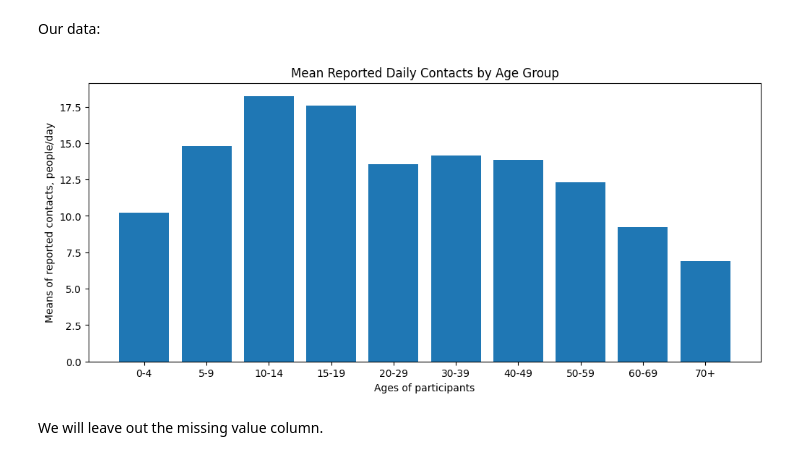
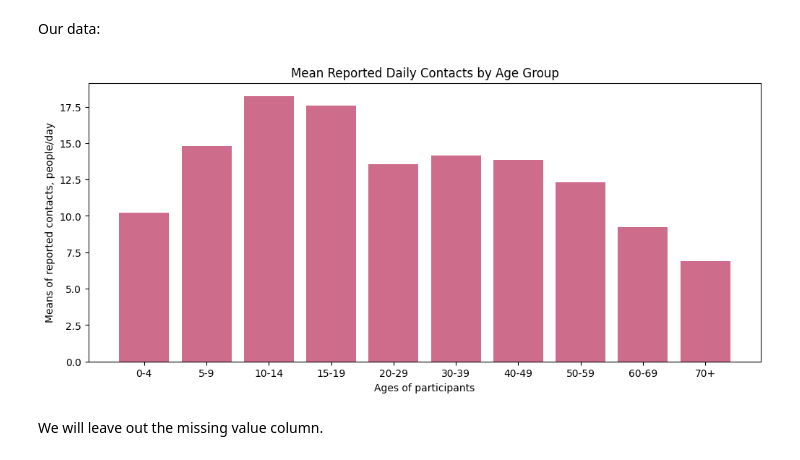
Before and after one commit to emsofjames2003/CB2330-exercises, a Jupyter notebook: project2.ipynb, the cells around one changed output. Cells and saved outputs as stored; diff of their text form; code cells hidden in the pictures.

```diff
--- a/project2.ipynb
+++ b/project2.ipynb
@@ -49,18 +49,18 @@ Our data:
 # %%
 # The original reported contacts/ age distribution:
 ages = ("0-4", "5-9", "10-14", "15-19", "20-29", "30-39", "40-49", "50-59", "60-69", "70+")
 sizes = [660, 661, 713, 685, 879, 815, 908, 906, 728, 270] # number of participants
 means = [10.21, 14.81, 18.22, 17.58, 13.57, 14.14, 13.83, 12.30, 9.21, 6.89] # means per age
 sd = [7.65, 10.09, 12.27, 12.03, 10.60, 10.15, 10.86, 10.23, 7.96, 5.83] # standard deviation per age
 
 plt.figure(figsize= (12, 5))
-plt.bar(ages, means)
+plt.bar(ages, means, color='#CE6D8B')
 plt.xlabel("Ages of participants")
 plt.ylabel("Means of reported contacts, people/day")
 plt.title("Mean Reported Daily Contacts by Age Group")
 plt.show()
 # %% [output]
-[figure, old version]
+[figure, new version]
 # %% [markdown]
 We will leave out the missing value column.
 # %% [markdown]
```
Also changed, not shown: parts of 3 cells of this notebook.
